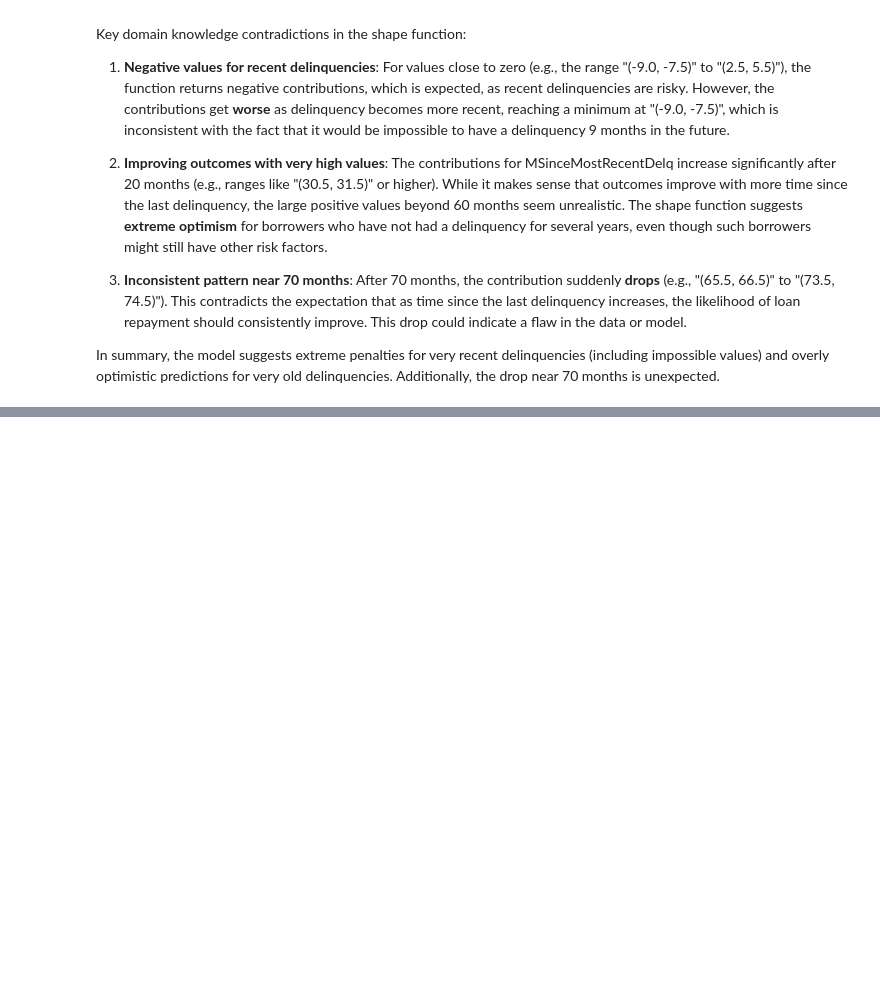
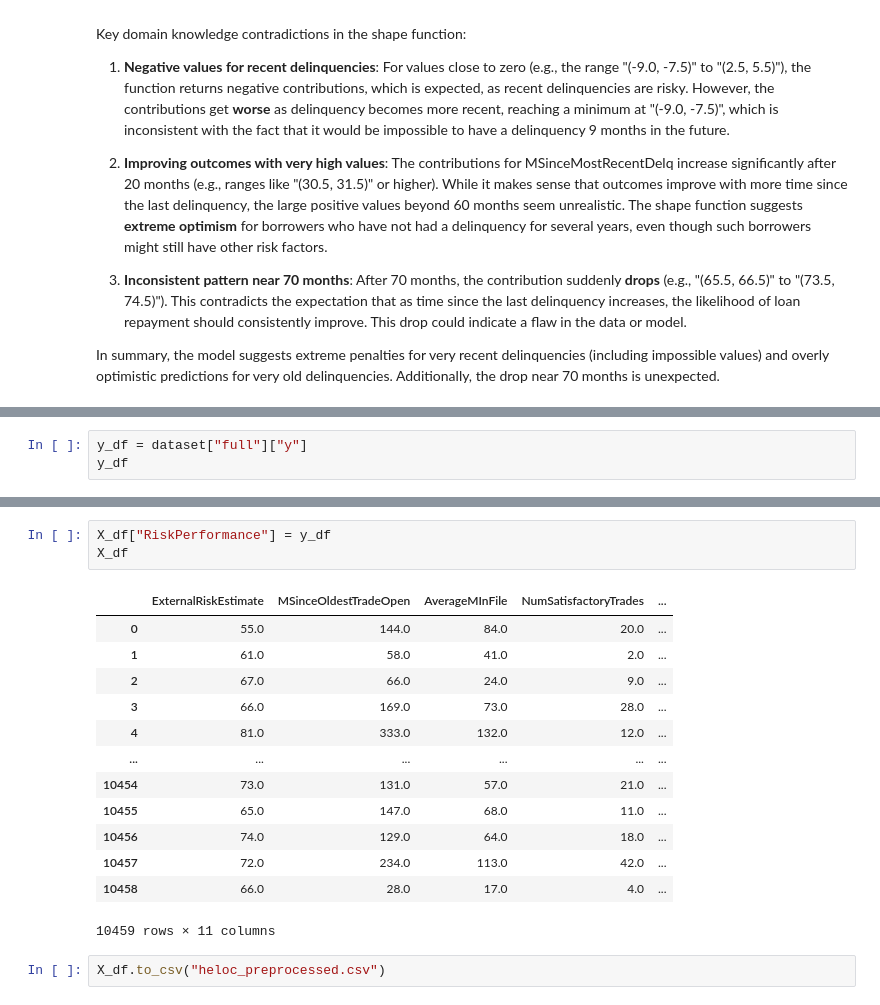
Before and after one commit to juliuswilps/master-thesis, a Jupyter notebook: data/heloc/heloc.ipynb, the cells around one changed output, grey strips where cells are left out. Drawn from its saved outputs; the diff is of its cells as text; blank space fills up the shorter version.

```diff
--- a/data/heloc/heloc.ipynb
+++ b/data/heloc/heloc.ipynb
@@ -84,0 +105,3 @@ In summary, the model suggests extreme penalties for very recent delinquencies (
+# %%
+y_df = dataset["full"]["y"]
+y_df
@@ -84,0 +121,19 @@ In summary, the model suggests extreme penalties for very recent delinquencies (
+# %%
+X_df["RiskPerformance"] = y_df
+X_df
+# %% [output]
+|  | ExternalRiskEstimate | MSinceOldestTradeOpen | AverageMInFile | NumSatisfactoryTrades | ... |
+| 0 | 55.0 | 144.0 | 84.0 | 20.0 | ... |
+| 1 | 61.0 | 58.0 | 41.0 | 2.0 | ... |
+| 2 | 67.0 | 66.0 | 24.0 | 9.0 | ... |
+| 3 | 66.0 | 169.0 | 73.0 | 28.0 | ... |
+| 4 | 81.0 | 333.0 | 132.0 | 12.0 | ... |
+| ... | ... | ... | ... | ... | ... |
+| 10454 | 73.0 | 131.0 | 57.0 | 21.0 | ... |
+| 10455 | 65.0 | 147.0 | 68.0 | 11.0 | ... |
+| 10456 | 74.0 | 129.0 | 64.0 | 18.0 | ... |
+| 10457 | 72.0 | 234.0 | 113.0 | 42.0 | ... |
+| 10458 | 66.0 | 28.0 | 17.0 | 4.0 | ... |
+10459 rows × 11 columns
+# %%
+X_df.to_csv("heloc_preprocessed.csv")
```
Also changed, not shown: parts of 3 cells of this notebook, 4 other files.
